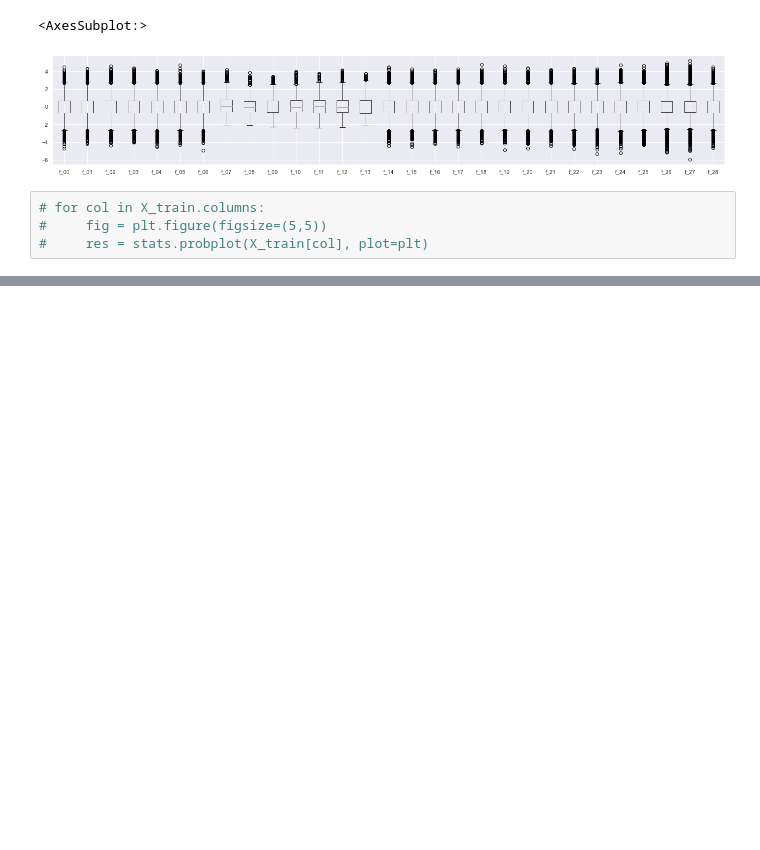
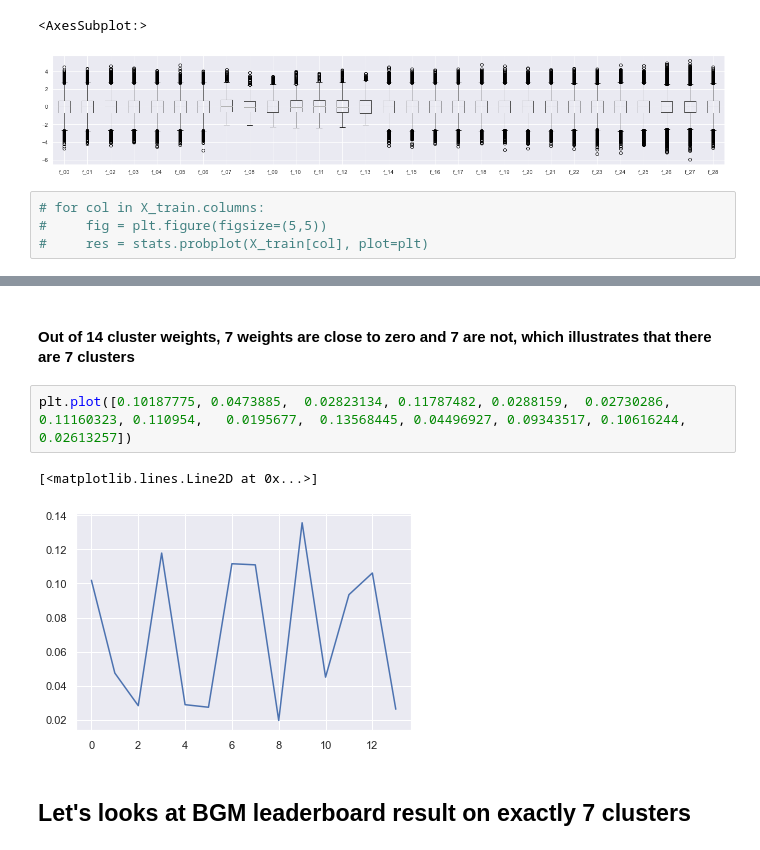
Before and after one commit to yurit04/Kaggle, a Jupyter notebook: tabular-playground-series/tabular-playground-series-jul-2022/tabular-playground-series-jul-2022.ipynb, the cells around one changed output, grey strips where cells are left out. Drawn from its saved outputs; the diff is of its cells as text; blank space fills up the shorter version.

```diff
--- a/tabular-playground-series/tabular-playground-series-jul-2022/tabular-playground-series-jul-2022.ipynb
+++ b/tabular-playground-series/tabular-playground-series-jul-2022/tabular-playground-series-jul-2022.ipynb
@@ -150,0 +249,9 @@ plt.plot(Epsilon,sil_scores)
+# %% [markdown]
+#### Out of 14 cluster weights, 7 weights are close to zero and 7 are not, which illustrates that there are 7 clusters
+# %%
+plt.plot([0.10187775, 0.0473885,  0.02823134, 0.11787482, 0.0288159,  0.02730286, 0.11160323, 0.110954,   0.0195677,  0.13568445, 0.04496927, 0.09343517, 0.10616244, 0.02613257])
+# %% [output]
+[<matplotlib.lines.Line2D at 0x...>]
+[figure, added]
+# %% [markdown]
+## Let's looks at BGM leaderboard result on exactly 7 clusters
```
Also changed, not shown: parts of 43 cells of this notebook, 5 other files.
